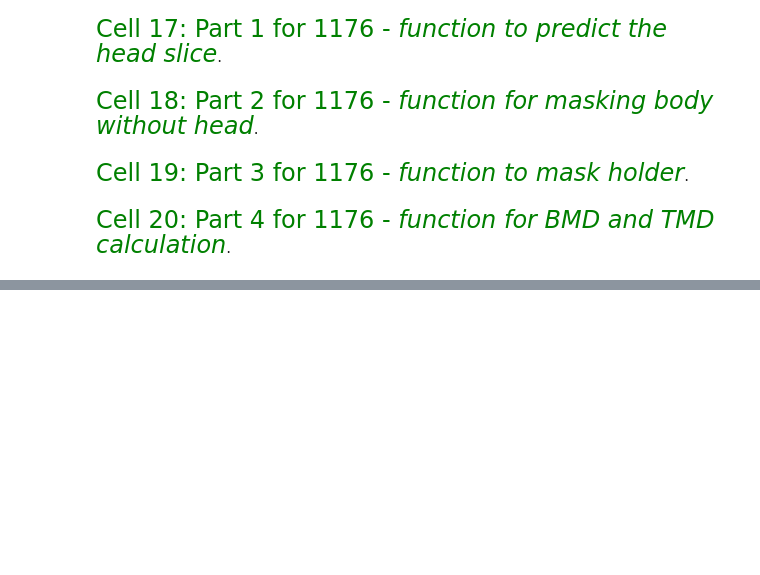
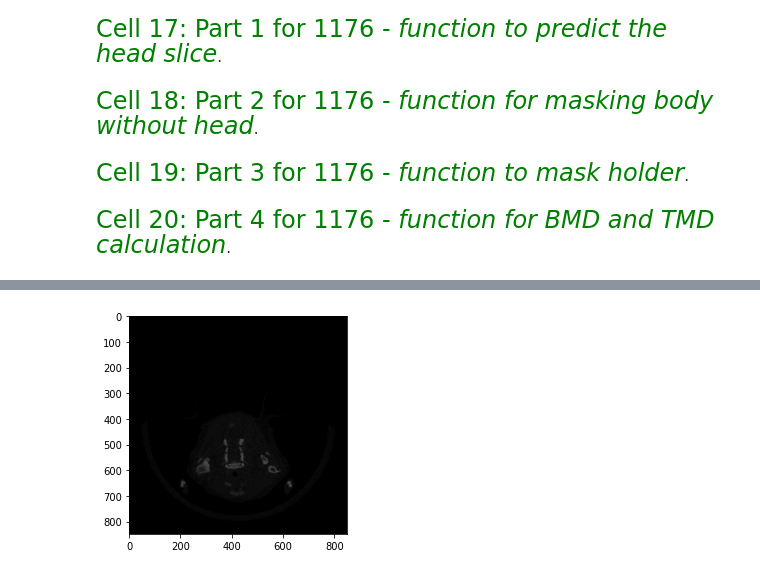
Before and after one commit to vendanov/SkullShape_clone, a Jupyter notebook: fancy_tmd_bmd/TMD_BMD_fancy_old.ipynb, the cells around one changed output, grey strips where cells are left out. Cells and saved outputs as stored; diff of their text form; code cells hidden in the pictures; blank space fills up the shorter version.

```diff
--- a/fancy_tmd_bmd/TMD_BMD_fancy_old.ipynb
+++ b/fancy_tmd_bmd/TMD_BMD_fancy_old.ipynb
@@ -434,7 +1159,7 @@ print('############## Part 1: function to predict the head slice - Running #####
 init = time.time()
 
 for path in df_cohort_1176['PATH']:
-    predict_head_slice_1176(path,cohort_folder)
+    predict_head_slice_1176(path)
 
 end = time.time()
 print("############################This step took " + str(end-init) + " seconds###########################")
@@ -445,11 +1170,10 @@ init = time.time()
 
 for path in df_cohort_1176['PATH']:
     selected_row = df_cohort_1176.loc[df_cohort_1176['PATH'] == path]
-    masking_predict_1176(path, int(selected_row['IMAGE_WIDTH']), int(selected_row['IMAGE_HEIGHT']),loaded_model_masking_1176)
+    masking_predict_1176(path, int(selected_row['IMAGE_WIDTH']), int(selected_row['IMAGE_HEIGHT']))
 
 end = time.time()
-print("######"
-      "######################This step took " + str(end-init) + " seconds###########################")
+      ######################This step took " + str(end-init) + " seconds###########################")
 print('############## Part 2 - Finished ###########')
 ########################################################################################################## Part 3 for 1176: function to mask holder ############################################
 print('############## Part 3: function to mask holder - Running ###########')
@@ -457,7 +1181,7 @@ init = time.time()
 
 for path in df_cohort_1176['PATH']:
     selected_row = df_cohort_1176.loc[df_cohort_1176['PATH'] == path]
-    holder_masking_predict(path, int(selected_row['IMAGE_WIDTH']), int(selected_row['IMAGE_HEIGHT']),loaded_model_holder_masking_1176)
+    holder_masking_predict(path, int(selected_row['IMAGE_WIDTH']), int(selected_row['IMAGE_HEIGHT']))
 
 end = time.time()
 print("############################This step took " + str(end-init) + " seconds###########################")
@@ -470,7 +1194,7 @@ for path in df_cohort_1176['PATH']:
     isBMD_TMD = os.path.exists(cohort_folder+'/'+'BMD_TMD')
     if not isBMD_TMD:
         os.mkdir(cohort_folder+'/'+'BMD_TMD')
-    TMD_BMD_1176(path,cohort_folder)
+    TMD_BMD_1176(path)
 
 end = time.time()
 print("############################This step took " + str(end-init) + " seconds###########################")
@@ -477,0 +1217,69 @@ print('############## Part 4 - Running ###########')
+# %%
+########################################################################################################## Part 1 for 1278: function to detect the fantom s##############################################
+
+print('############## Part 1: function to detect the phantoms - Running ###########')
+init = time.time()
+
+visited_path = []
+failed_path = []
+for path in df_cohort_1278['PATH']:
+
+    isExist = os.path.exists(cohort_folder+'/'+'csv_files')
+    if not isExist:
+        os.mkdir(cohort_folder+'/'+'csv_files')
+    detect_circle(path)
+
+all_files = glob.glob(os.path.join(cohort_folder+'/'+'csv_files', "*.csv"))
+df_from_each_file = (pd.read_csv(f, sep=',') for f in all_files)
+df_merged   = pd.concat(df_from_each_file, ignore_index=True)
+df_merged.to_csv(cohort_folder+'/'+"fantoms_count.csv",index=False)
+shutil.rmtree(cohort_folder+'/'+'csv_files')
+
+end = time.time()
+print("############################This step took " + str(end-init) + " seconds###########################")
+print('############## Part 1 - Finished ###########')
+######################################################################################################## Part 2 for 1278: function to predict the head slice ############################################
+print('############## Part 2: function to predict the head slice - Running ###########')
+init = time.time()
+
+for path in df_cohort_1278['PATH']:
+    predict_head_slice_1278(path)
+
+end = time.time()
+print("############################This step took " + str(end-init) + " seconds###########################")
+print('############## Part 2 - Finished ###########')
+######################################################################################################### Part 3 for 1278: *function for masking body without head #######################################
+print('############## Part 3: function for masking body without head - Running ###########')
+init = time.time()
+
+for path in df_cohort_1278['PATH']:
+    selected_row = df_cohort_1278.loc[df_cohort_1278['PATH'] == path]
+    masking_predict_1278(path, int(selected_row['IMAGE_WIDTH']), int(selected_row['IMAGE_HEIGHT']))
+
+end = time.time()
+print("############################This step took " + str(end-init) + " seconds###########################")
+print('############## Part 3 - Finished ###########')
+######################################################################################################## Part 4 for 1278: function for masking fantoms to get ROI #######################################
+print('############## Part 4: function for masking fantoms to get ROI - Running ###########')
+init = time.time()
+
+for path in df_cohort_1278['PATH']:
+    mask_fantoms(path)
+
+end = time.time()
+print("############################This step took " + str(end-init) + " seconds###########################")
+print('############## Part 4 - Finished ###########')
+######################################################################################################## Part 5: function for BMD and TMD calculation ###################################################
+print('############## Part 5: function for BMD and TMD calculation - Running ###########')
+init = time.time()
+
+for path in df_cohort_1278['PATH']:
+    isBMD_TMD = os.path.exists(cohort_folder+'/'+'BMD_TMD')
+    if not isBMD_TMD:
+        os.mkdir(cohort_folder+'/'+'BMD_TMD')
+    TMD_BMD_1278(path)
+
+end = time.time()
+print("############################This step took " + str(end-init) + " seconds###########################")
+print('############## Part 5 - Finished ###########')
+# %% [output]
@@ -477,0 +1303 @@ print('############## Part 4 - Running ###########')
+[figure, added]
```
Also changed, not shown: parts of 34 cells of this notebook, 11 other files.
